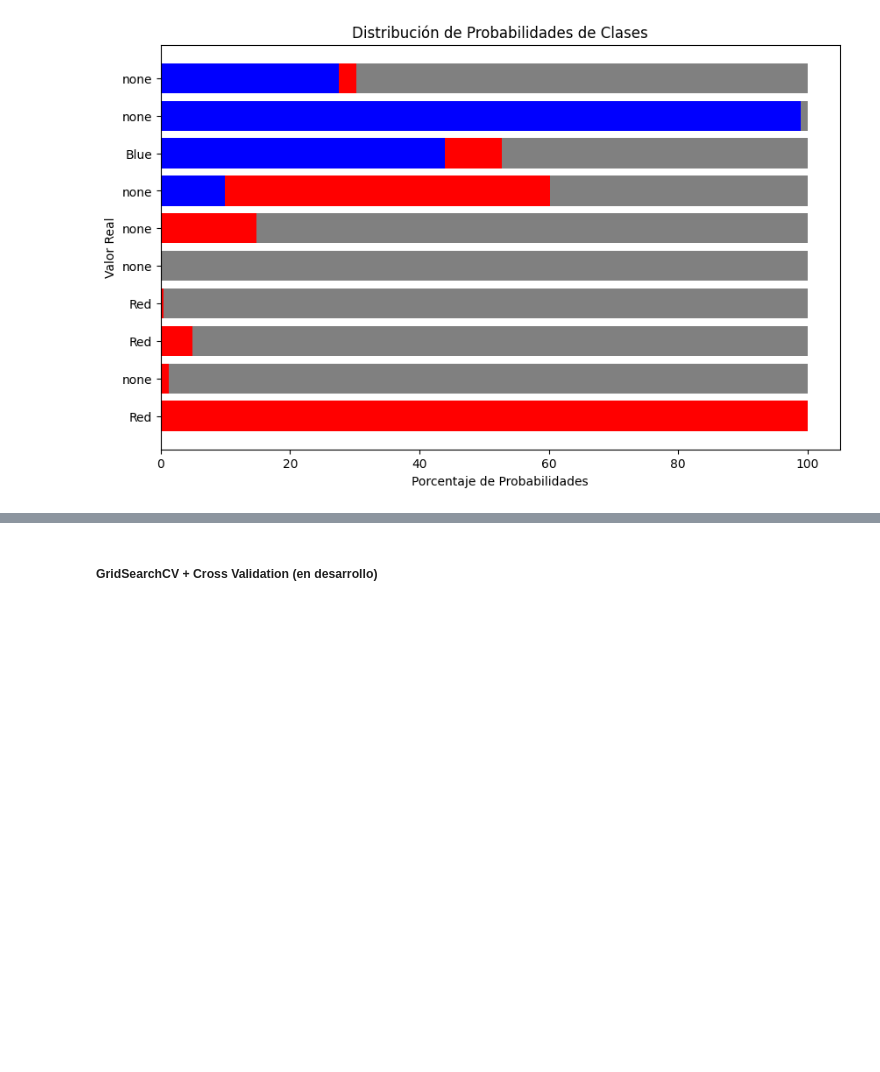
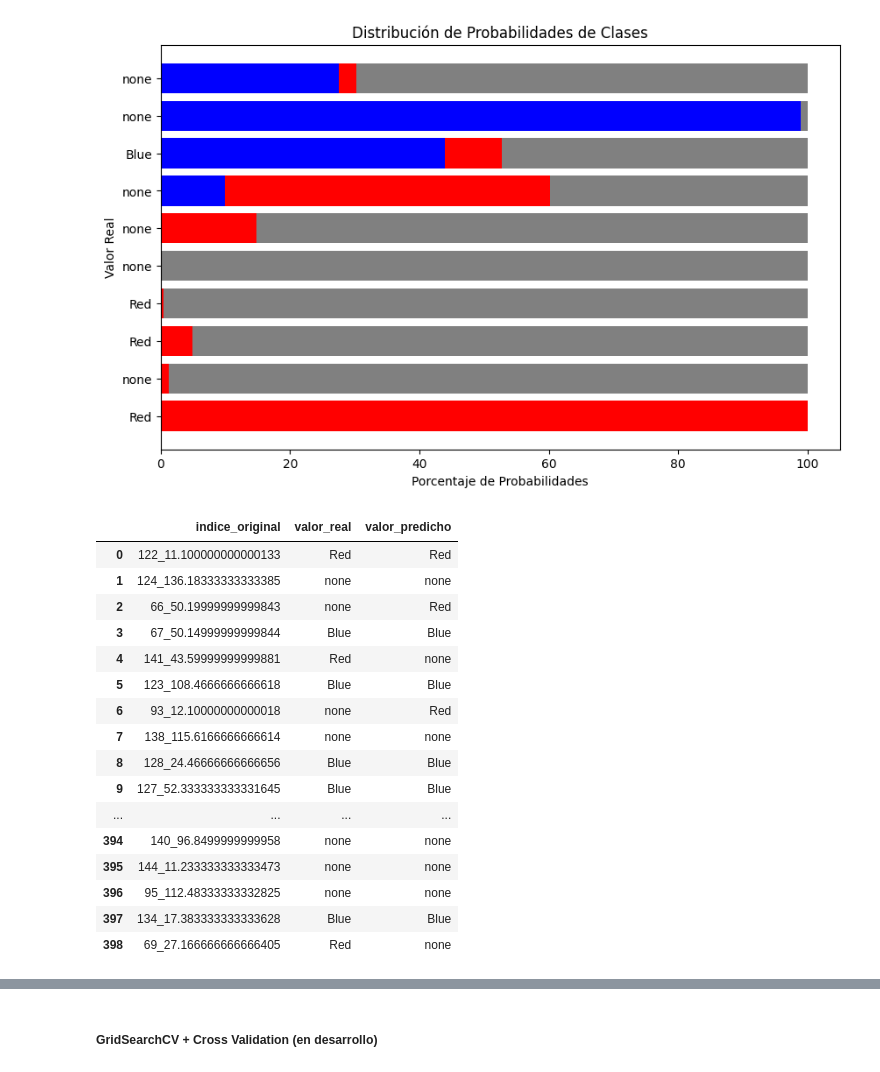
Before and after one commit to manoloBengo/haxball-ai, a Jupyter notebook: modelado/modelado.ipynb, the cells around one changed output, grey strips where cells are left out. Drawn from its saved outputs; the diff is of its cells as text; code cells hidden in the pictures; blank space fills up the shorter version.

```diff
--- a/modelado/modelado.ipynb
+++ b/modelado/modelado.ipynb
@@ -148,6 +150,10 @@ print(data_test1_normalizada)
 6  0.419884  0.000000    0.582362    0.870882     0
 # %%
 from sklearn.preprocessing import MinMaxScaler
+
+data_posiciones_filtered_original = data_posiciones_filtered.copy() # Me guardo una copia del dataframe sin normalizar
+data_posiciones_grouped_filtered_labeled['match_time'] = data_posiciones_grouped_filtered_labeled['match_id'].astype(str) + '_' + data_posiciones_grouped_filtered_labeled['time'].astype(str)
+data_posiciones_filtered_original['match_time'] = data_posiciones_filtered_original['match_id'].astype(str) + '_' + data_posiciones_filtered_original['time'].astype(str)
 
 columns_to_normalize = ['x', 'y', 'velocity_x', 'velocity_y']
 
@@ -265,6 +246,7 @@ print(data_balanceada)
 # Construir los vectores de características (X) y etiquetas (y)
 X = []
 y = []
+indices_X_y = []
 
 for row in data_balanceada.itertuples():
     match_time = row.match_time
@@ -276,10 +258,12 @@ for row in data_balanceada.itertuples():
         input_data = subset[['x', 'y', 'velocity_x', 'velocity_y', 'team']].values.flatten()
         X.append(input_data)
         y.append(gol_4_ticks)
+        indices_X_y.append(match_time)
     else:
         print(f"Advertencia: {match_time} no tiene 7 filas.")
 
 X = np.array(X)
 y = np.array(y)
+indices_X_y = np.array(indices_X_y)
 # %%
 print(X[0:2])
@@ -304,7 +291,7 @@ Distribución balanceada de clases: Counter({'none': 798, 'Blue': 399, 'Red': 39
 # %%
 # Dividir los datos
 from sklearn.model_selection import train_test_split
-X_train, X_test, y_train, y_test = train_test_split(X, y, test_size=0.3, random_state=random_state, stratify=y) # stratify=y hace que se mantenga las proporciones
+X_train, X_test, y_train, y_test, indices_train, indices_test = train_test_split(X, y, indices_X_y, test_size=0.3, random_state=random_state, stratify=y) # stratify=y hace que se mantenga las proporciones
 # %%
 print(Counter(y_train))
 print(Counter(y_test))
@@ -328,6 +318,13 @@ import seaborn as sns
 import matplotlib.pyplot as plt
 
 y_pred = modelo.predict(X_test)
+
+resultados = pd.DataFrame({
+    'indice_original': indices_test,
+    'valor_real': y_test,
+    'valor_predicho': y_pred
+})
+
 print(Counter(y_pred))
 print(classification_report(y_test, y_pred, target_names=['Gol Blue', 'Gol Red', 'Ningún gol']))
 
@@ -427,3 +413,23 @@ ax.set_yticklabels(probabilidades_df_sample_15['Valor real'].values)
 plt.show()
 # %% [output]
 [figure]
+# %%
+resultados.sample(7)
+# %% [output]
+|  | indice_original | valor_real | valor_predicho |
+| 0 | 122_11.100000000000133 | Red | Red |
+| 1 | 124_136.18333333333385 | none | none |
+| 2 | 66_50.19999999999843 | none | Red |
+| 3 | 67_50.14999999999844 | Blue | Blue |
+| 4 | 141_43.59999999999881 | Red | none |
+| 5 | 123_108.4666666666618 | Blue | Blue |
+| 6 | 93_12.10000000000018 | none | Red |
+| 7 | 138_115.6166666666614 | none | none |
+| 8 | 128_24.46666666666656 | Blue | Blue |
+| 9 | 127_52.333333333331645 | Blue | Blue |
+| ... | ... | ... | ... |
+| 394 | 140_96.8499999999958 | none | none |
+| 395 | 144_11.233333333333473 | none | none |
+| 396 | 95_112.48333333332825 | none | none |
+| 397 | 134_17.383333333333628 | Blue | Blue |
+| 398 | 69_27.166666666666405 | Red | none |
```
Also changed, not shown: parts of 21 cells of this notebook.
